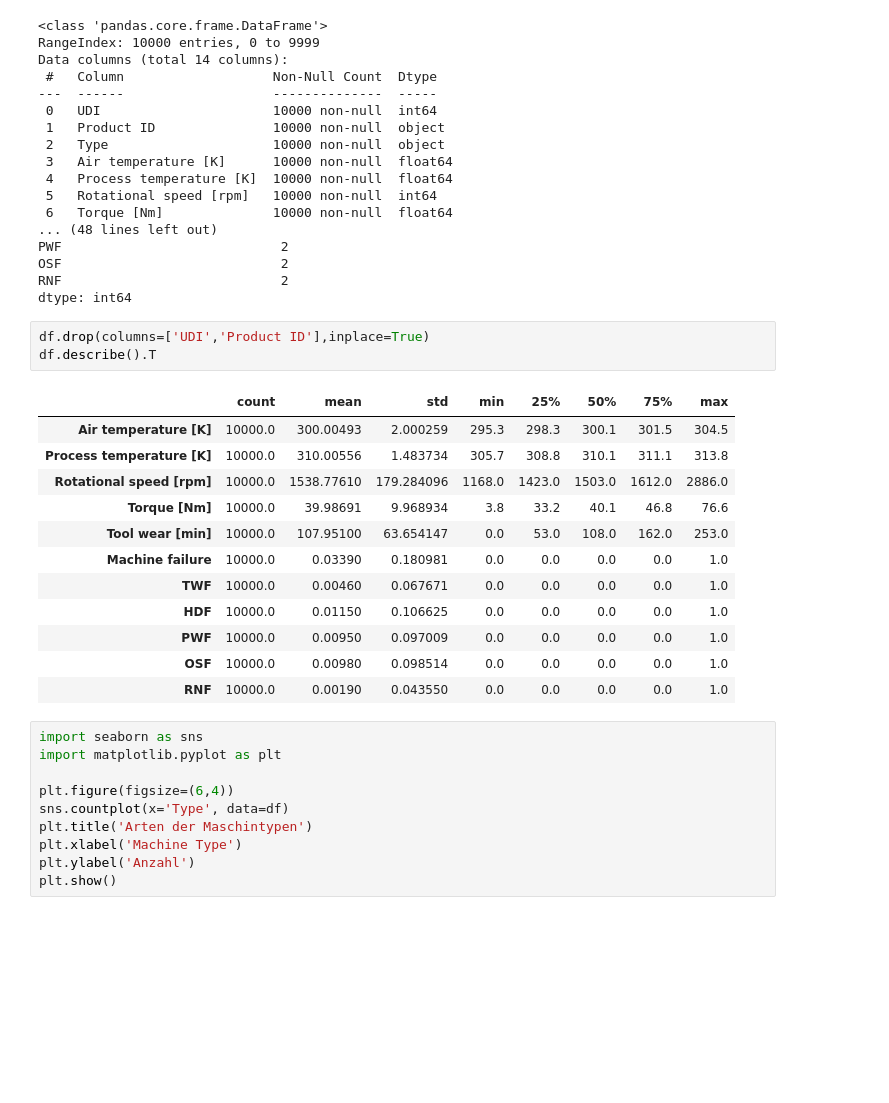
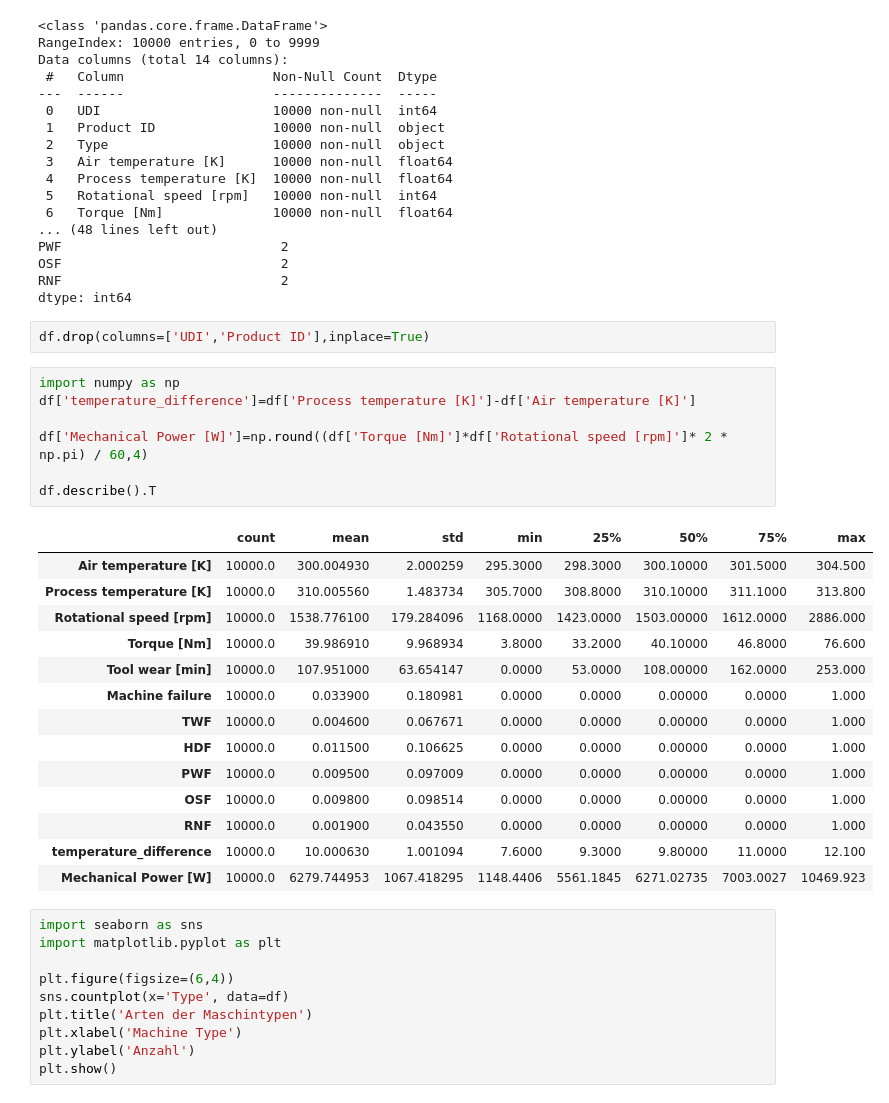
Before and after one commit to mzmm48/Predictive-Maintenance-Systems, a Jupyter notebook: src/Data verarbeitung.ipynb, the cells around one changed output. Drawn from its saved outputs; the diff is of its cells as text; blank space fills up the shorter version.

```diff
--- a/src/Data verarbeitung.ipynb
+++ b/src/Data verarbeitung.ipynb
@@ -72,20 +72,28 @@ RNF                            2
 dtype: int64
 # %%
 df.drop(columns=['UDI','Product ID'],inplace=True)
-df.describe().T
-# %% [output]
-|  | count | mean | std | min | 25% | 50% | 75% | max |
-| Air temperature [K] | 10000.0 | 300.00493 | 2.000259 | 295.3 | 298.3 | 300.1 | 301.5 | 304.5 |
-| Process temperature [K] | 10000.0 | 310.00556 | 1.483734 | 305.7 | 308.8 | 310.1 | 311.1 | 313.8 |
-| Rotational speed [rpm] | 10000.0 | 1538.77610 | 179.284096 | 1168.0 | 1423.0 | 1503.0 | 1612.0 | 2886.0 |
-| Torque [Nm] | 10000.0 | 39.98691 | 9.968934 | 3.8 | 33.2 | 40.1 | 46.8 | 76.6 |
-| Tool wear [min] | 10000.0 | 107.95100 | 63.654147 | 0.0 | 53.0 | 108.0 | 162.0 | 253.0 |
-| Machine failure | 10000.0 | 0.03390 | 0.180981 | 0.0 | 0.0 | 0.0 | 0.0 | 1.0 |
-| TWF | 10000.0 | 0.00460 | 0.067671 | 0.0 | 0.0 | 0.0 | 0.0 | 1.0 |
-| HDF | 10000.0 | 0.01150 | 0.106625 | 0.0 | 0.0 | 0.0 | 0.0 | 1.0 |
-| PWF | 10000.0 | 0.00950 | 0.097009 | 0.0 | 0.0 | 0.0 | 0.0 | 1.0 |
-| OSF | 10000.0 | 0.00980 | 0.098514 | 0.0 | 0.0 | 0.0 | 0.0 | 1.0 |
-| RNF | 10000.0 | 0.00190 | 0.043550 | 0.0 | 0.0 | 0.0 | 0.0 | 1.0 |
+# %%
+import numpy as np
+df['temperature_difference']=df['Process temperature [K]']-df['Air temperature [K]']
+
+df['Mechanical Power [W]']=np.round((df['Torque [Nm]']*df['Rotational speed [rpm]']* 2 * np.pi) / 60,4)
+
+df.describe().T
+# %% [output]
+|  | count | mean | std | min | 25% | 50% | 75% | max |
+| Air temperature [K] | 10000.0 | 300.004930 | 2.000259 | 295.3000 | 298.3000 | 300.10000 | 301.5000 | 304.500 |
+| Process temperature [K] | 10000.0 | 310.005560 | 1.483734 | 305.7000 | 308.8000 | 310.10000 | 311.1000 | 313.800 |
+| Rotational speed [rpm] | 10000.0 | 1538.776100 | 179.284096 | 1168.0000 | 1423.0000 | 1503.00000 | 1612.0000 | 2886.000 |
+| Torque [Nm] | 10000.0 | 39.986910 | 9.968934 | 3.8000 | 33.2000 | 40.10000 | 46.8000 | 76.600 |
+| Tool wear [min] | 10000.0 | 107.951000 | 63.654147 | 0.0000 | 53.0000 | 108.00000 | 162.0000 | 253.000 |
+| Machine failure | 10000.0 | 0.033900 | 0.180981 | 0.0000 | 0.0000 | 0.00000 | 0.0000 | 1.000 |
+| TWF | 10000.0 | 0.004600 | 0.067671 | 0.0000 | 0.0000 | 0.00000 | 0.0000 | 1.000 |
+| HDF | 10000.0 | 0.011500 | 0.106625 | 0.0000 | 0.0000 | 0.00000 | 0.0000 | 1.000 |
+| PWF | 10000.0 | 0.009500 | 0.097009 | 0.0000 | 0.0000 | 0.00000 | 0.0000 | 1.000 |
+| OSF | 10000.0 | 0.009800 | 0.098514 | 0.0000 | 0.0000 | 0.00000 | 0.0000 | 1.000 |
+| RNF | 10000.0 | 0.001900 | 0.043550 | 0.0000 | 0.0000 | 0.00000 | 0.0000 | 1.000 |
+| temperature_difference | 10000.0 | 10.000630 | 1.001094 | 7.6000 | 9.3000 | 9.80000 | 11.0000 | 12.100 |
+| Mechanical Power [W] | 10000.0 | 6279.744953 | 1067.418295 | 1148.4406 | 5561.1845 | 6271.02735 | 7003.0027 | 10469.923 |
 # %%
 import seaborn as sns
 import matplotlib.pyplot as plt
```
Also changed, not shown: parts of 9 cells of this notebook, 2 other files.
